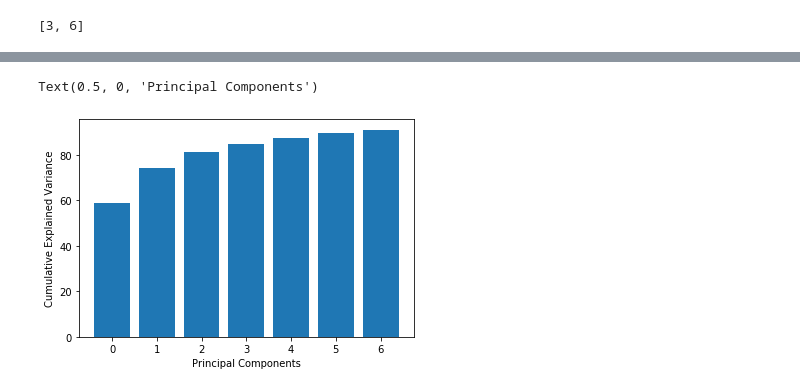
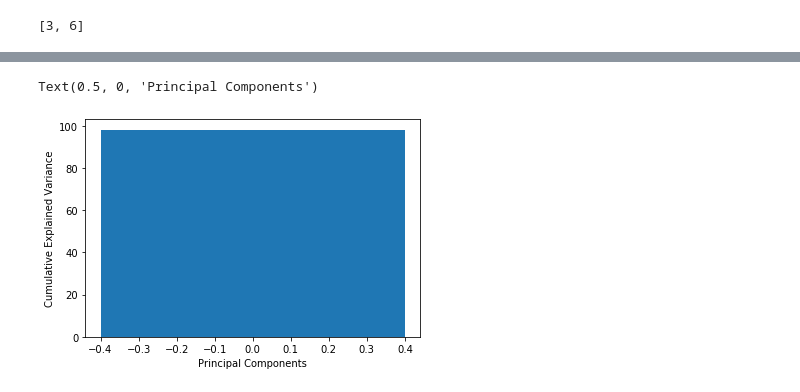
Before and after one commit to leilaicruz/machine-learning-for-yeast, a Jupyter notebook: prot_domains2lethality.ipynb, the cells around one changed output, grey strips where cells are left out. Cells and saved outputs as stored; diff of their text form; code cells hidden in the pictures.

```diff
--- a/prot_domains2lethality.ipynb
+++ b/prot_domains2lethality.ipynb
@@ -109,0 +153,4 @@ print(stats_nonlethal.iloc[1,:].mean(),stats_nonlethal.iloc[2,:].mean())
+# %%
+feature_post=pd.concat([feature_post_true_pd,feature_post_false_pd],axis=0)
+# %%
+feature_post=feature_post.set_index(np.arange(0,1000))
@@ -137,8 +195,5 @@ noise = np.random.normal(mu, sigma, [1000,7228])
 # %%
-X, y = data_all.drop(columns=["lethality"]), data_all["lethality"]
+X, y = feature_post.drop(columns=["lethality"]), feature_post["lethality"]
-# %%
-X=noise+X
-X=X.drop(columns='Unnamed: 0')
 # %%
 from sklearn.model_selection import train_test_split
 X_train, X_test, y_train, y_test =  train_test_split(X,y,test_size = 0.3, random_state= 0)
@@ -164,16 +219,16 @@ print(k)
 # %%
 from sklearn.decomposition import PCA
-pca = PCA(n_components = 7)
+pca = PCA(n_components = 1)
 X_train = pca.fit_transform(X_train)
 X_test = pca.transform(X_test)
 cum_sum = pca.explained_variance_ratio_.cumsum()
 cum_sum = cum_sum*100
-plt.bar(range(7), cum_sum)
+plt.bar(range(1), cum_sum)
 plt.ylabel("Cumulative Explained Variance")
 plt.xlabel("Principal Components")
 # %% [output]
 Text(0.5, 0, 'Principal Components')
-[figure, old version]
+[figure, new version]
 # %%
 from sklearn.model_selection import GridSearchCV
 from sklearn.svm import SVC
```
Also changed, not shown: parts of 43 cells of this notebook.
